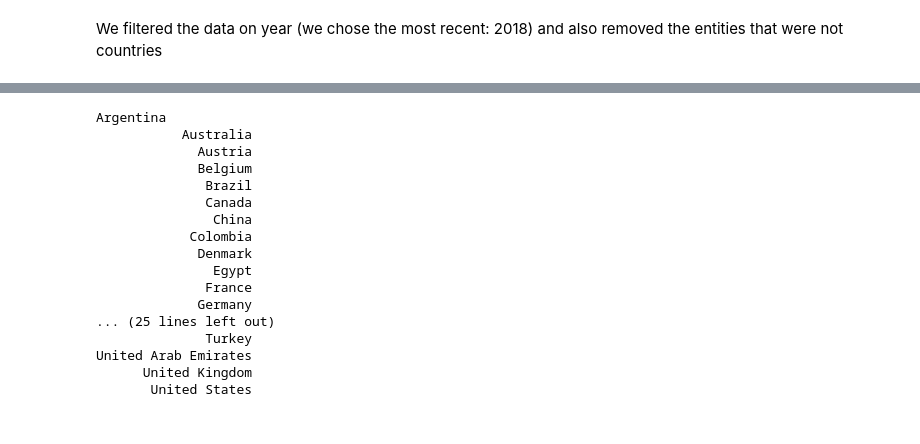
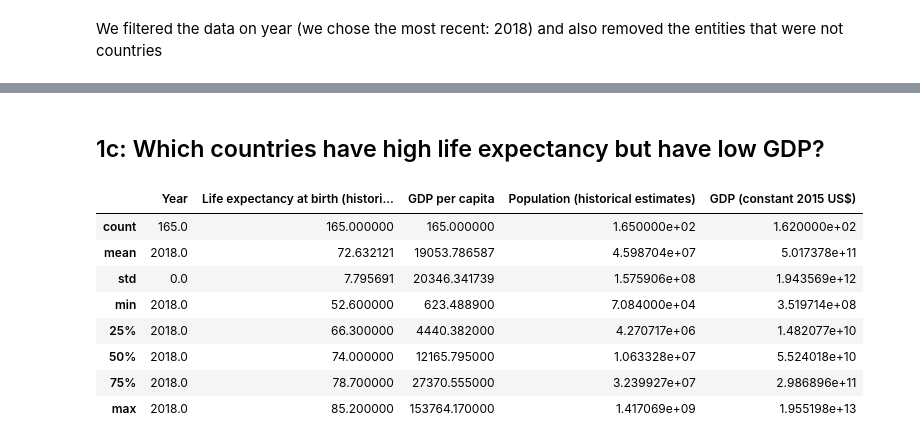
Before and after one commit to larissablom/Intro-Data-Science-and-AI, a Jupyter notebook: assignment1/Assignment 1.ipynb, the cells around one changed output, grey strips where cells are left out. Cells and saved outputs as stored; diff of their text form; code cells hidden in the pictures.

```diff
--- a/assignment1/Assignment 1.ipynb
+++ b/assignment1/Assignment 1.ipynb
@@ -160,23 +98,18 @@ United Arab Emirates
-# %%
-strong_low = df_all[df_all['Life expectancy at birth (historical)']<df_all['Life expectancy at birth (historical)'].describe(include='all').loc['25%']]
-strong_low = df_all[df_all['GDP (constant 2015 US$)']>df_all['GDP (constant 2015 US$)'].describe(include='all').loc['75%']]
-
-print(strong_low['Entity'].to_string(index=False))
-# %% [output]
-Argentina
-           Australia
-             Austria
-             Belgium
-              Brazil
-              Canada
-               China
-            Colombia
-             Denmark
-               Egypt
-              France
-             Germany
-... (25 lines left out)
-              Turkey
-United Arab Emirates
-      United Kingdom
-       United States
+# %% [markdown]
+## 1c: Which countries have high life expectancy but have low GDP?
+# %%
+gdp = pd.read_csv("gross-domestic-product.csv")
+gdp = gdp[gdp['Year'] == 2018]
+
+df_all = pd.merge(df, gdp, how='left')
+df_all.describe()
+# %% [output]
+|  | Year | Life expectancy at birth (histori... | GDP per capita | Population (historical estimates) | GDP (constant 2015 US$) |
+| count | 165.0 | 165.000000 | 165.000000 | 1.650000e+02 | 1.620000e+02 |
+| mean | 2018.0 | 72.632121 | 19053.786587 | 4.598704e+07 | 5.017378e+11 |
+| std | 0.0 | 7.795691 | 20346.341739 | 1.575906e+08 | 1.943569e+12 |
+| min | 2018.0 | 52.600000 | 623.488900 | 7.084000e+04 | 3.519714e+08 |
+| 25% | 2018.0 | 66.300000 | 4440.382000 | 4.270717e+06 | 1.482077e+10 |
+| 50% | 2018.0 | 74.000000 | 12165.795000 | 1.063328e+07 | 5.524018e+10 |
+| 75% | 2018.0 | 78.700000 | 27370.555000 | 3.239927e+07 | 2.986896e+11 |
+| max | 2018.0 | 85.200000 | 153764.170000 | 1.417069e+09 | 1.955198e+13 |
```
Also changed, not shown: parts of 23 cells of this notebook.
